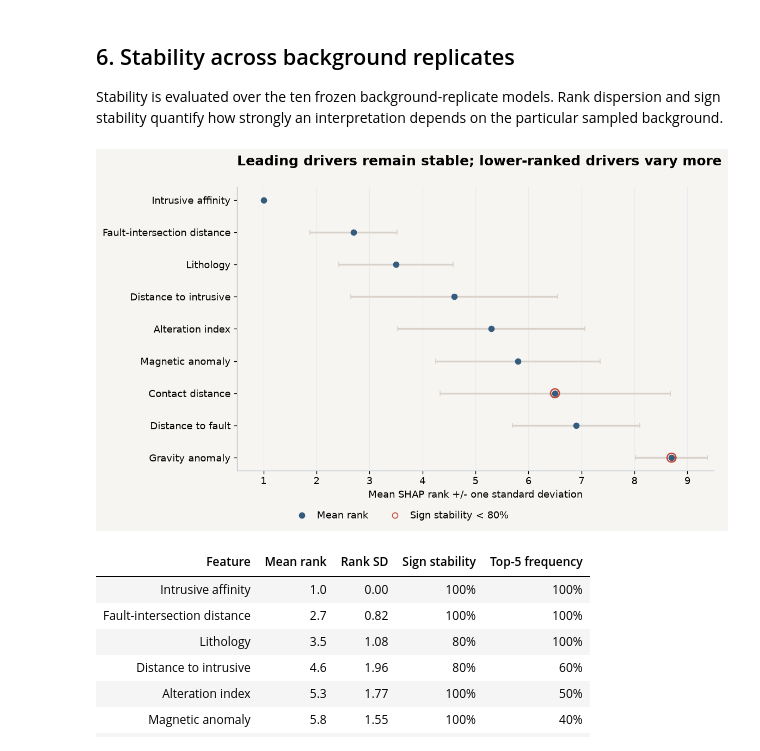
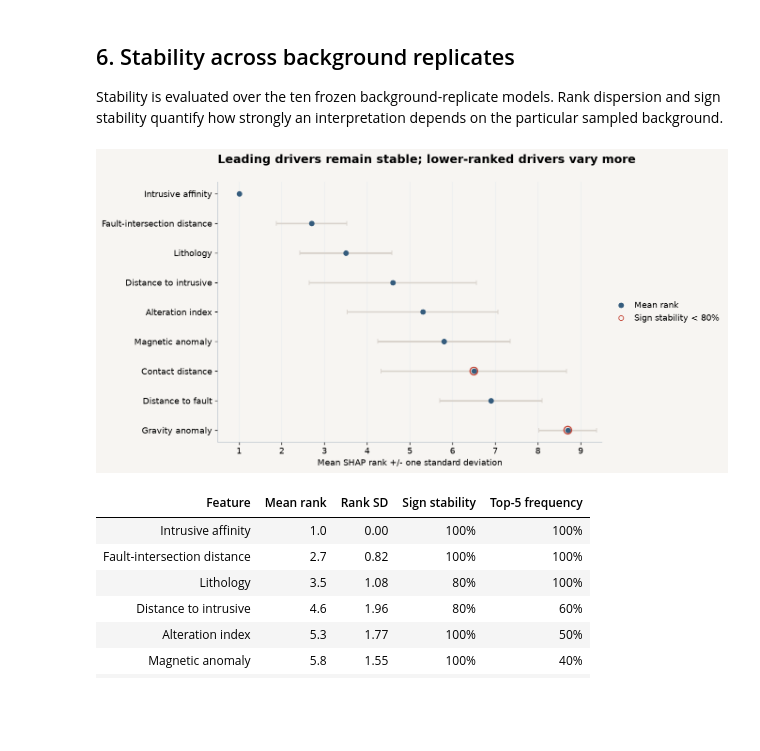
Before and after one commit to EHDataAI/geoai-mineral-labs, a Jupyter notebook: labs/lab06_explainable_geoai/06_explainable_geoai.ipynb, the cells around one changed output. Drawn from its saved outputs; the diff is of its cells as text; code cells hidden in the pictures; blank space fills up the shorter version.

```diff
--- a/labs/lab06_explainable_geoai/06_explainable_geoai.ipynb
+++ b/labs/lab06_explainable_geoai/06_explainable_geoai.ipynb
@@ -848,7 +846,7 @@ running = base_value + np.r_[
     np.cumsum(contributions[:-1]),
 ]
 
-fig, ax = plt.subplots(figsize=(11.0, 5.9))
+fig, ax = plt.subplots(figsize=(14.0, 6.2))
 
 x = np.arange(len(contributions))
 
@@ -899,22 +897,20 @@ ax.set_title(
     loc="left",
     pad=24,
 )
-handles, labels = ax.get_legend_handles_labels()
-fig.legend(
-    handles,
-    labels,
-    loc="lower center",
-    bbox_to_anchor=(0.5, 0.012),
-    ncol=2,
+ax.legend(
+    loc="center left",
+    bbox_to_anchor=(1.015, 0.50),
+    ncol=1,
     frameon=False,
-    columnspacing=1.8,
+    borderaxespad=0.0,
+    columnspacing=1.2,
     handletextpad=0.6,
 )
 fig.subplots_adjust(
-    left=0.10,
-    right=0.985,
-    top=0.84,
-    bottom=0.32,
+    left=0.09,
+    right=0.76,
+    top=0.83,
+    bottom=0.25,
 )
 plt.show()
 # %% [output]
@@ -1105,7 +1101,7 @@ stability_plot["label"] = stability_plot["feature"].map(
     pretty_feature
 )
 
-fig, ax = plt.subplots(figsize=(10.0, 6.2))
+fig, ax = plt.subplots(figsize=(12.4, 6.4))
 
 y = np.arange(len(stability_plot))
 
@@ -1149,43 +1145,44 @@ ax.set_title(
 
 legend = [
     Line2D(
         [0],
         [0],
         marker="o",
         color="none",
         markerfacecolor=TRUST,
         markeredgecolor=TRUST,
         label="Mean rank",
     ),
     Line2D(
         [0],
         [0],
         marker="o",
         color="none",
         markerfacecolor="none",
         markeredgecolor=ACCENT,
         label="Sign stability < 80%",
     ),
 ]
-fig.legend(
+ax.legend(
     handles=legend,
-    loc="lower center",
-    bbox_to_anchor=(0.5, 0.015),
-    ncol=2,
+    loc="center left",
+    bbox_to_anchor=(1.02, 0.50),
+    ncol=1,
     frameon=False,
-    columnspacing=1.8,
+    borderaxespad=0.0,
+    columnspacing=1.2,
     handletextpad=0.6,
 )
 
 fig.subplots_adjust(
-    left=0.25,
-    right=0.98,
-    top=0.86,
-    bottom=0.16,
+    left=0.23,
+    right=0.78,
+    top=0.84,
+    bottom=0.12,
 )
 plt.show()
 # %% [output]
-[figure, old version]
+[figure, new version]
 # %%
 stability_table = stability.copy()
 stability_table["Feature"] = stability_table["feature"].map(
```
Also changed, not shown: parts of 3 cells of this notebook, 2 other files.
